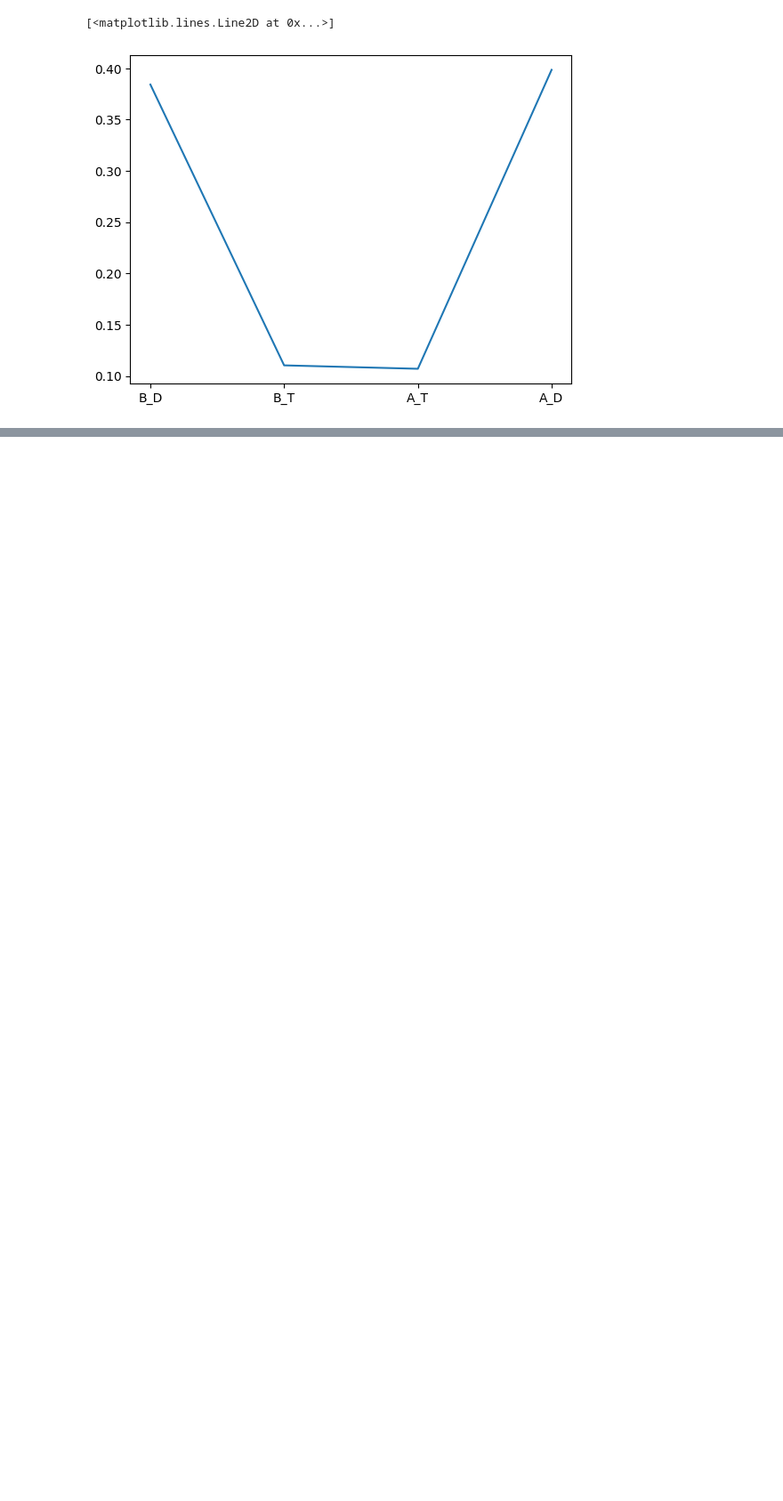
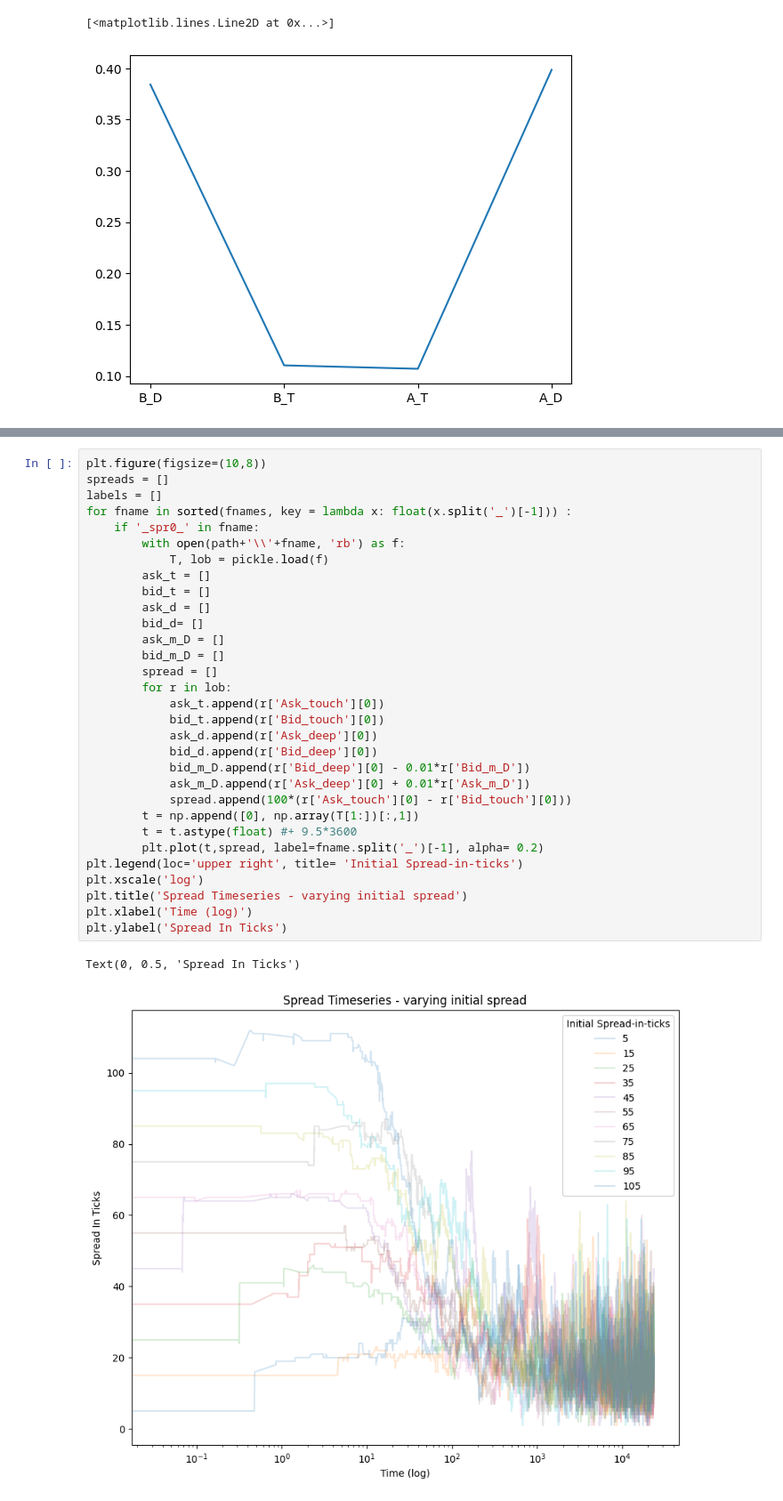
Before and after one commit to konqr/lobSimulations, a Jupyter notebook: src/backup/hawkes/experiments/toyModelSmallTick.ipynb, the cells around one changed output, grey strips where cells are left out. Shown at 89% size. Saved outputs shown, nothing was run; the diff lists cells and outputs as text; blank space fills up the shorter version.

```diff
--- a/src/backup/hawkes/experiments/toyModelSmallTick.ipynb
+++ b/src/backup/hawkes/experiments/toyModelSmallTick.ipynb
@@ -223,0 +304,34 @@ plt.plot(['B_D', 'B_T', 'A_T', 'A_D'],Q_shape)
+# %%
+plt.figure(figsize=(10,8))
+spreads = []
+labels = []
+for fname in sorted(fnames, key = lambda x: float(x.split('_')[-1])) :
+    if '_spr0_' in fname:
+        with open(path+'\\'+fname, 'rb') as f:
+            T, lob = pickle.load(f)
+        ask_t = []
+        bid_t = []
+        ask_d = []
+        bid_d= []
+        ask_m_D = []
+        bid_m_D = []
+        spread = []
+        for r in lob:
+            ask_t.append(r['Ask_touch'][0])
+            bid_t.append(r['Bid_touch'][0])
+            ask_d.append(r['Ask_deep'][0])
+            bid_d.append(r['Bid_deep'][0])
+            bid_m_D.append(r['Bid_deep'][0] - 0.01*r['Bid_m_D'])
+            ask_m_D.append(r['Ask_deep'][0] + 0.01*r['Ask_m_D'])
+            spread.append(100*(r['Ask_touch'][0] - r['Bid_touch'][0]))
+        t = np.append([0], np.array(T[1:])[:,1])
+        t = t.astype(float) #+ 9.5*3600
+        plt.plot(t,spread, label=fname.split('_')[-1], alpha= 0.2)
+plt.legend(loc='upper right', title= 'Initial Spread-in-ticks')
+plt.xscale('log')
+plt.title('Spread Timeseries - varying initial spread')
+plt.xlabel('Time (log)')
+plt.ylabel('Spread In Ticks')
+# %% [output]
+Text(0, 0.5, 'Spread In Ticks')
+[figure, added]
```
Also changed, not shown: parts of 36 cells of this notebook.
